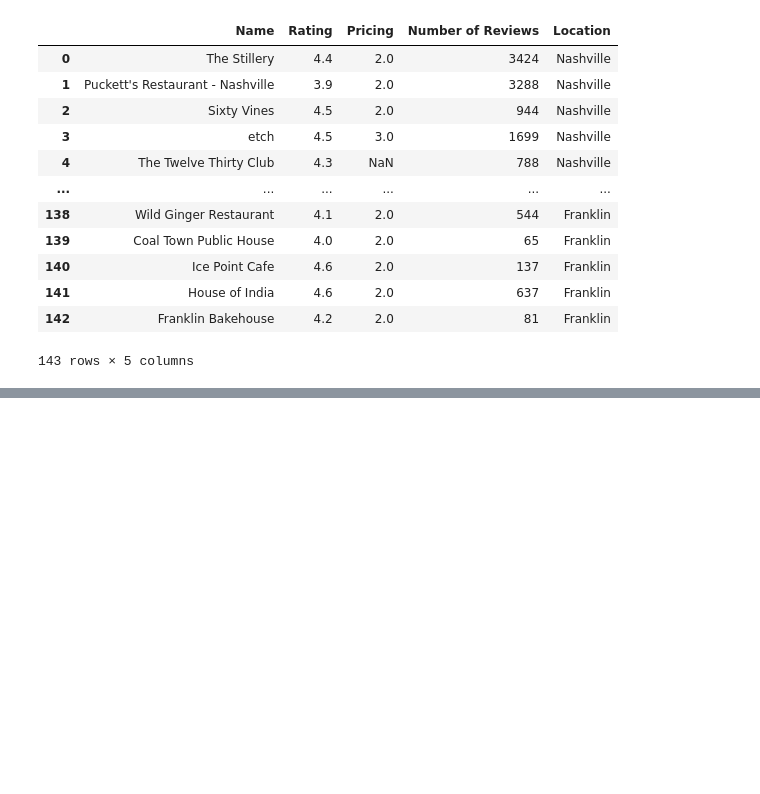
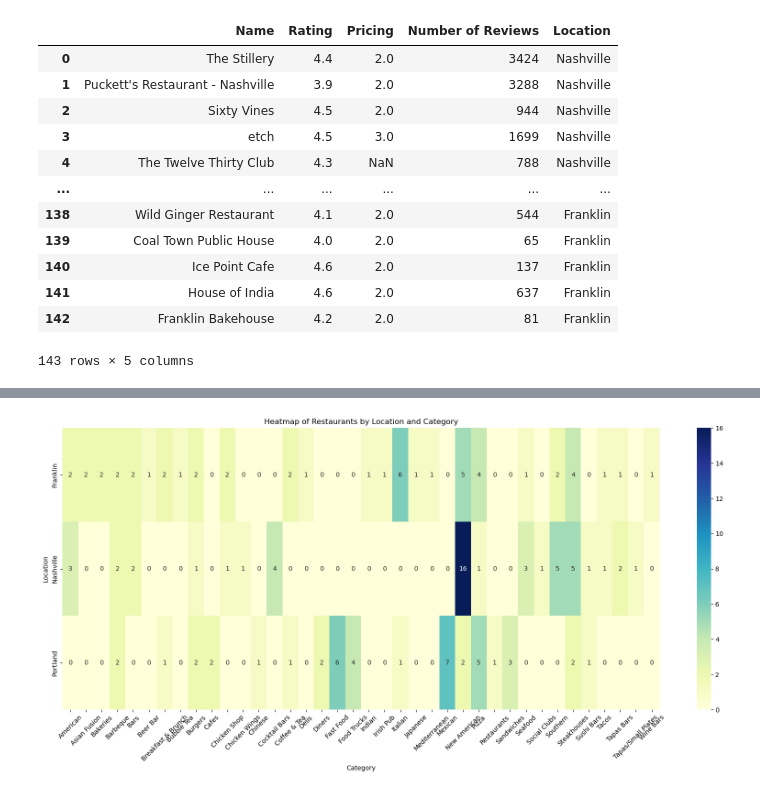
Before and after one commit to caelwillis/group-3-proj-3, a Jupyter notebook: yelp_api(serge).ipynb, the cells around one changed output, grey strips where cells are left out. Cells and saved outputs as stored; diff of their text form; code cells hidden in the pictures; blank space fills up the shorter version.

```diff
--- a/yelp_api(serge).ipynb
+++ b/yelp_api(serge).ipynb
@@ -251,0 +250,15 @@ restaurant_info
+# %%
+import seaborn as sns
+pivot_table = restaurant_Category.pivot_table(index='Location', columns='Category', aggfunc='size', fill_value=0)
+
+# Plotting
+plt.figure(figsize=(17, 8))
+sns.heatmap(pivot_table, cmap='YlGnBu', annot=True, fmt='d')
+plt.title('Heatmap of Restaurants by Location and Category')
+plt.xlabel('Category')
+plt.ylabel('Location')
+plt.xticks(rotation=45)
+plt.tight_layout()
+plt.show()
+# %% [output]
+[figure, added]
```
Also changed, not shown: parts of 12 cells of this notebook, 5 other files.
